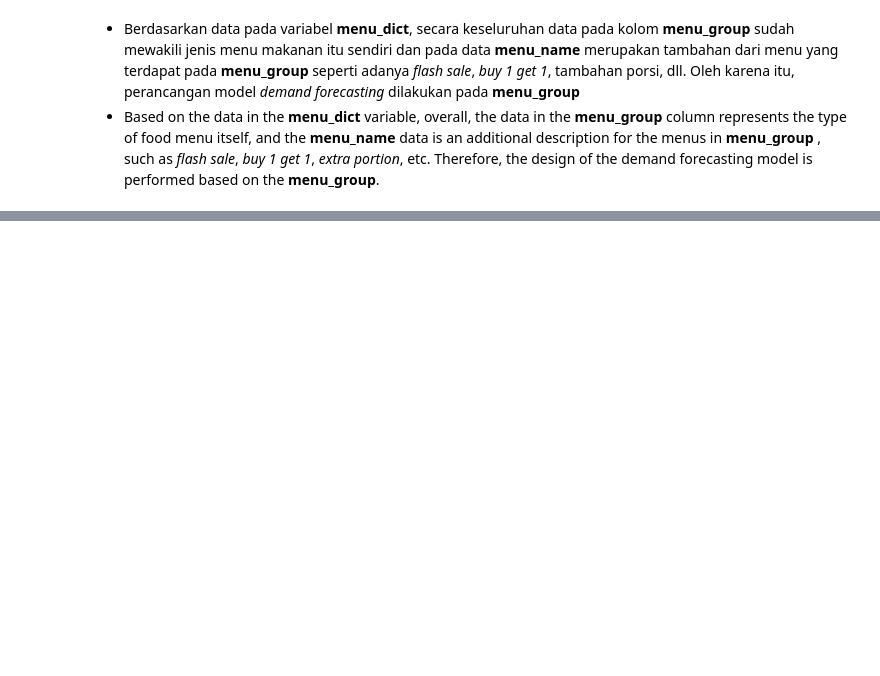
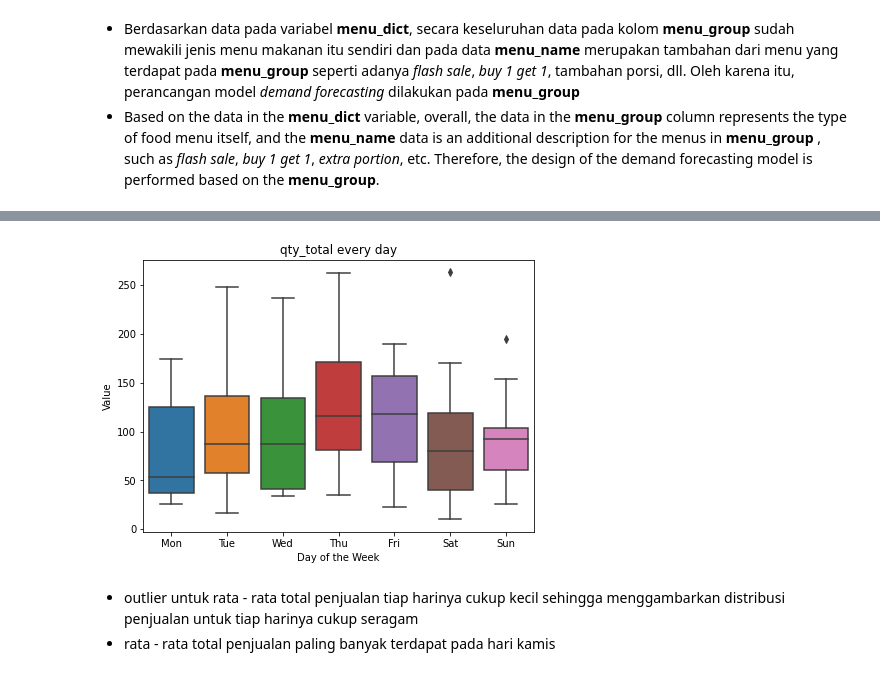
Before and after one commit to wilsonalfrido/legit-test, a Jupyter notebook: notebooks/EDA & Modelling.ipynb, the cells around one changed output, grey strips where cells are left out. Cells and saved outputs as stored; diff of their text form; code cells hidden in the pictures; blank space fills up the shorter version.

```diff
--- a/notebooks/EDA & Modelling.ipynb
+++ b/notebooks/EDA & Modelling.ipynb
@@ -101,0 +127,3 @@ df.set_index("salesdate",inplace = True)
+# %%
+qty_per_day["day"] = qty_per_day.index.weekday
+qty_per_day.head()
@@ -101,0 +150,13 @@ df.set_index("salesdate",inplace = True)
+# %%
+plt.figure(figsize=(7, 5))
+sns.boxplot(x = 'day', y = 'sum of qty_total per day', data = qty_per_day)
+plt.xlabel('Day of the Week')
+plt.ylabel('Value')
+plt.title('qty_total every day')
+plt.xticks(range(7), ['Mon', 'Tue', 'Wed', 'Thu', 'Fri', 'Sat', 'Sun'])
+plt.show()
+# %% [output]
+[figure, added]
+# %% [markdown]
+- outlier untuk rata - rata total penjualan tiap harinya cukup kecil sehingga menggambarkan distribusi penjualan untuk tiap harinya cukup seragam
+- rata - rata total penjualan paling banyak terdapat pada hari kamis
```
Also changed, not shown: parts of 26 cells of this notebook.
